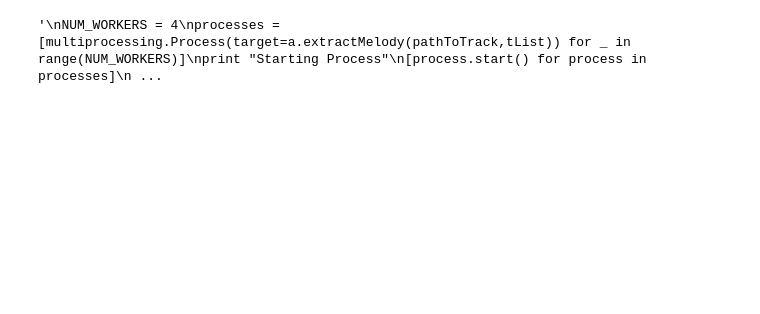
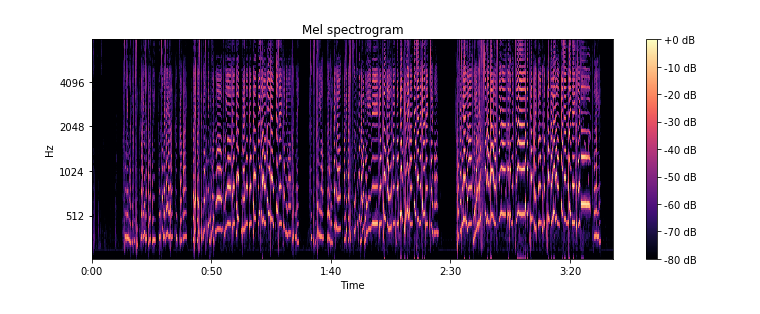
Before and after one commit to MDBarone/Singability, a Jupyter notebook: singability.ipynb, the cells around one changed output. Cells and saved outputs as stored; diff of their text form; code cells hidden in the pictures; blank space fills up the shorter version.

Commit message:
Added spectrogram plotting code and librosa features

```diff
--- a/singability.ipynb
+++ b/singability.ipynb
@@ -193,23 +179,0 @@ df
-# %%
-# Run Functions
-# pathToTrack = "/Users/nus/singability_data/"
-# a = arayi()
-# tList = a.getTrackList(pathToTrack, False, "let it go")
-# lList = a.getLabelList(pathToTrack, False, "let it go")
-# print len(lList), len(tList)
-# a.extractMelody(pathToTrack, tList)
-#songDf,songLabels=a.cleanTrack(lList)
-df
-
-# a.threadMelodyExtract(pathToTrack,tList)
-
-'''
-NUM_WORKERS = 4
-processes = [multiprocessing.Process(target=a.extractMelody(pathToTrack,tList)) for _ in range(NUM_WORKERS)]
-print "Starting Process"
-[process.start() for process in processes]
-print "Joining process"
-[process.join() for process in processes]
-'''
-# %% [output]
-'\nNUM_WORKERS = 4\nprocesses = [multiprocessing.Process(target=a.extractMelody(pathToTrack,tList)) for _ in range(NUM_WORKERS)]\nprint "Starting Process"\n[process.start() for process in processes]\n ...
@@ -215,0 +215,20 @@ print "Joining process"
+# %%
+from scipy.io import wavfile
+from scipy.fftpack import fft
+import librosa
+from librosa import display
+
+myAudio="/Users/nus/Desktop/68366569_39548661_1.wav"
+
+y, sr = librosa.load(myAudio)
+librosa.feature.melspectrogram(y=y, sr=sr)
+
+S = librosa.feature.melspectrogram(y=y, sr=sr, n_mels=128,fmax=8000)
+plt.figure(figsize=(10, 4))
+librosa.display.specshow(librosa.power_to_db(S,ref=np.max),y_axis='mel', fmax=8000,x_axis='time')
+plt.colorbar(format='%+2.0f dB')
+plt.title('Mel spectrogram')
+plt.tight_layout()
+plt.show()
+# %% [output]
+[figure, added]
```
Also changed, not shown: parts of 6 cells of this notebook, 1 other file.
